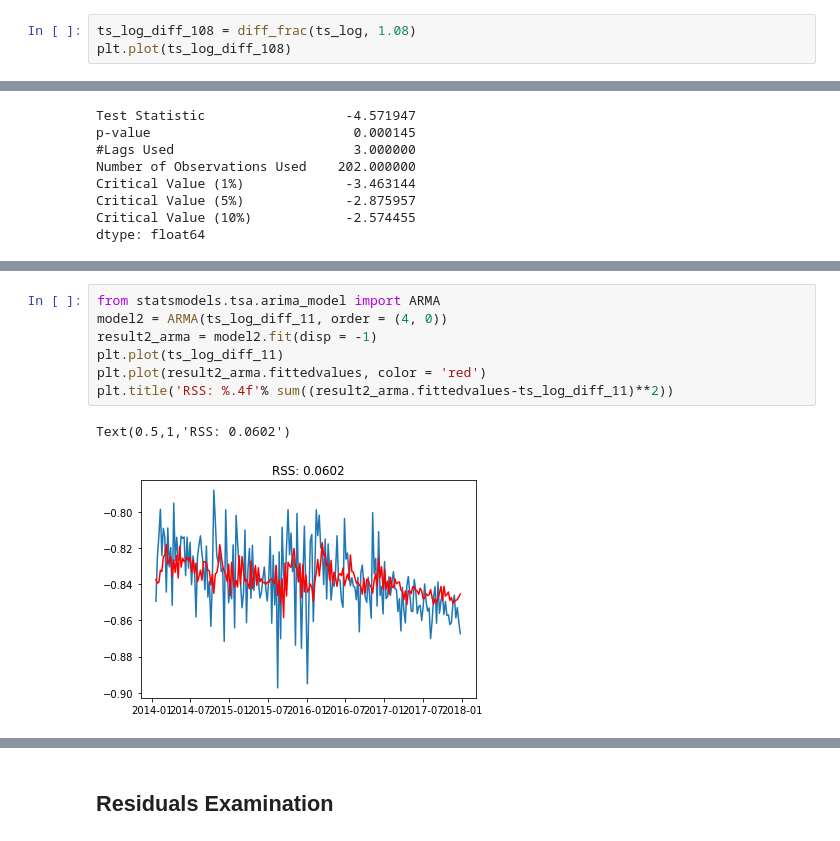
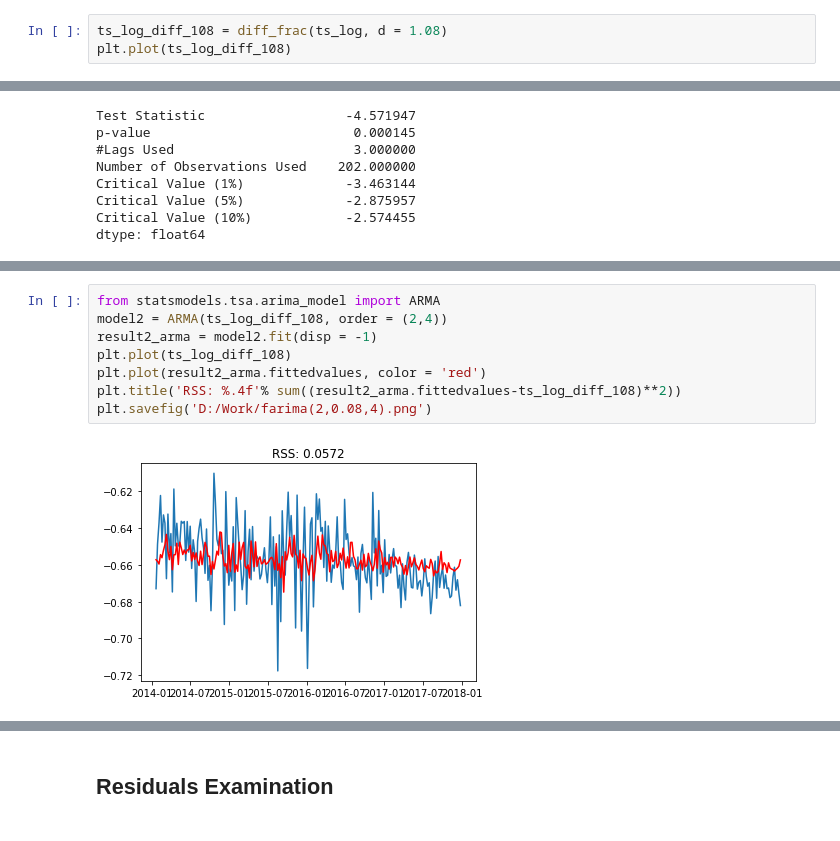
Before and after one commit to charlienew/Finance, a Jupyter notebook: S&P 500.ipynb, the cells around one changed output, grey strips where cells are left out. Drawn from its saved outputs; the diff is of its cells as text.

```diff
--- a/S&P 500.ipynb
+++ b/S&P 500.ipynb
@@ -166,7 +327,7 @@ def diff_frac(timeSeries, d, cut = 10):
     result.dropna(inplace = True)
     return result
 # %%
-ts_log_diff_108 = diff_frac(ts_log, 1.08)
+ts_log_diff_108 = diff_frac(ts_log, d = 1.08)
 plt.plot(ts_log_diff_108)
 # %% [output]
 [<matplotlib.lines.Line2D at 0x...>]
@@ -190,10 +376,10 @@ draw_acf_pacf(ts_log_diff_11, lags = 100)
 # %%
 from statsmodels.tsa.arima_model import ARMA
-model2 = ARMA(ts_log_diff_11, order = (4, 0))
+model2 = ARMA(ts_log_diff_108, order = (2,4))
 result2_arma = model2.fit(disp = -1)
-plt.plot(ts_log_diff_11)
+plt.plot(ts_log_diff_108)
 plt.plot(result2_arma.fittedvalues, color = 'red')
-plt.title('RSS: %.4f'% sum((result2_arma.fittedvalues-ts_log_diff_11)**2))
+plt.title('RSS: %.4f'% sum((result2_arma.fittedvalues-ts_log_diff_108)**2))
+plt.savefig('D:/Work/farima(2,0.08,4).png')
 # %% [output]
-Text(0.5,1,'RSS: 0.0602')
-[figure, old version]
+[figure, new version]
```
Also changed, not shown: parts of 31 cells of this notebook, 1 other file.
